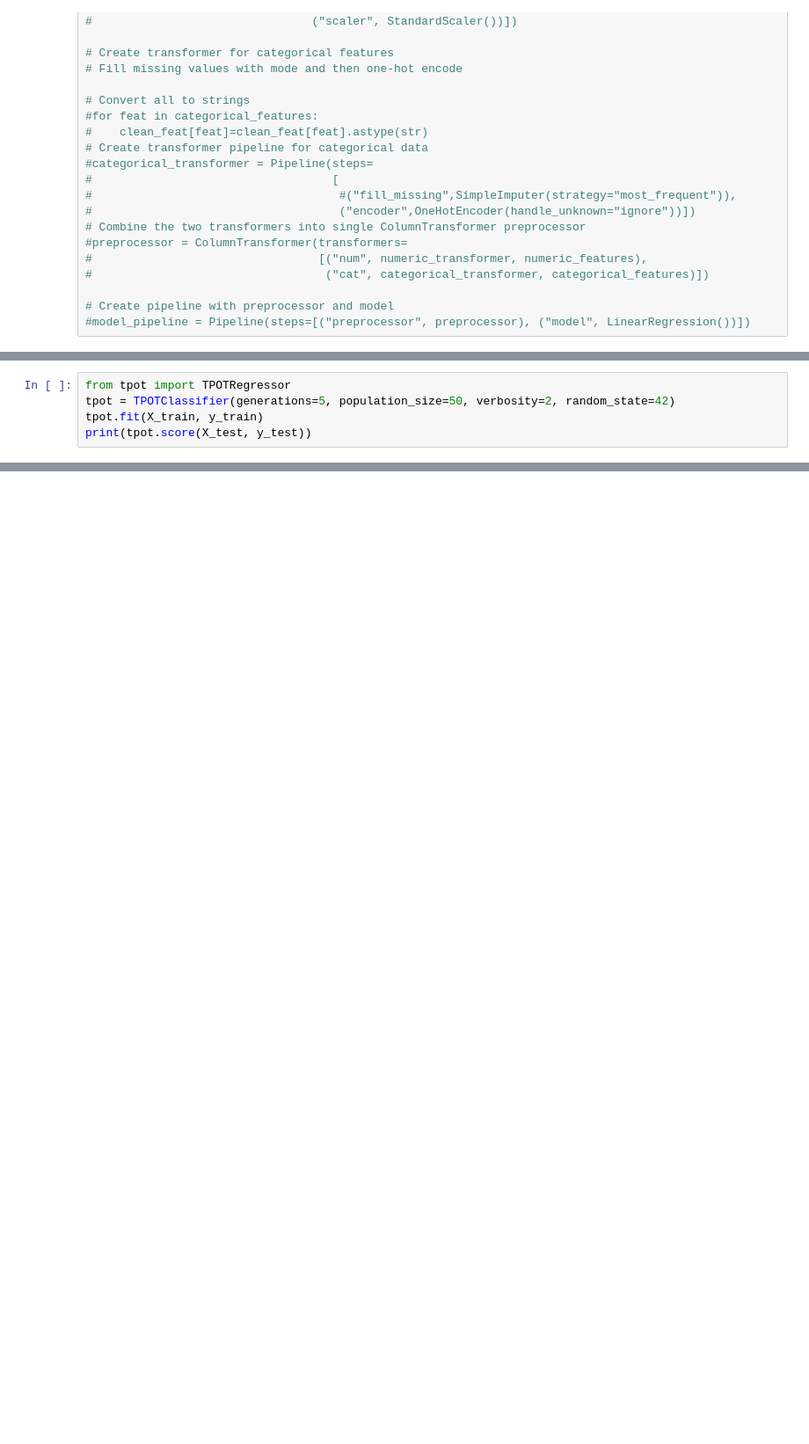
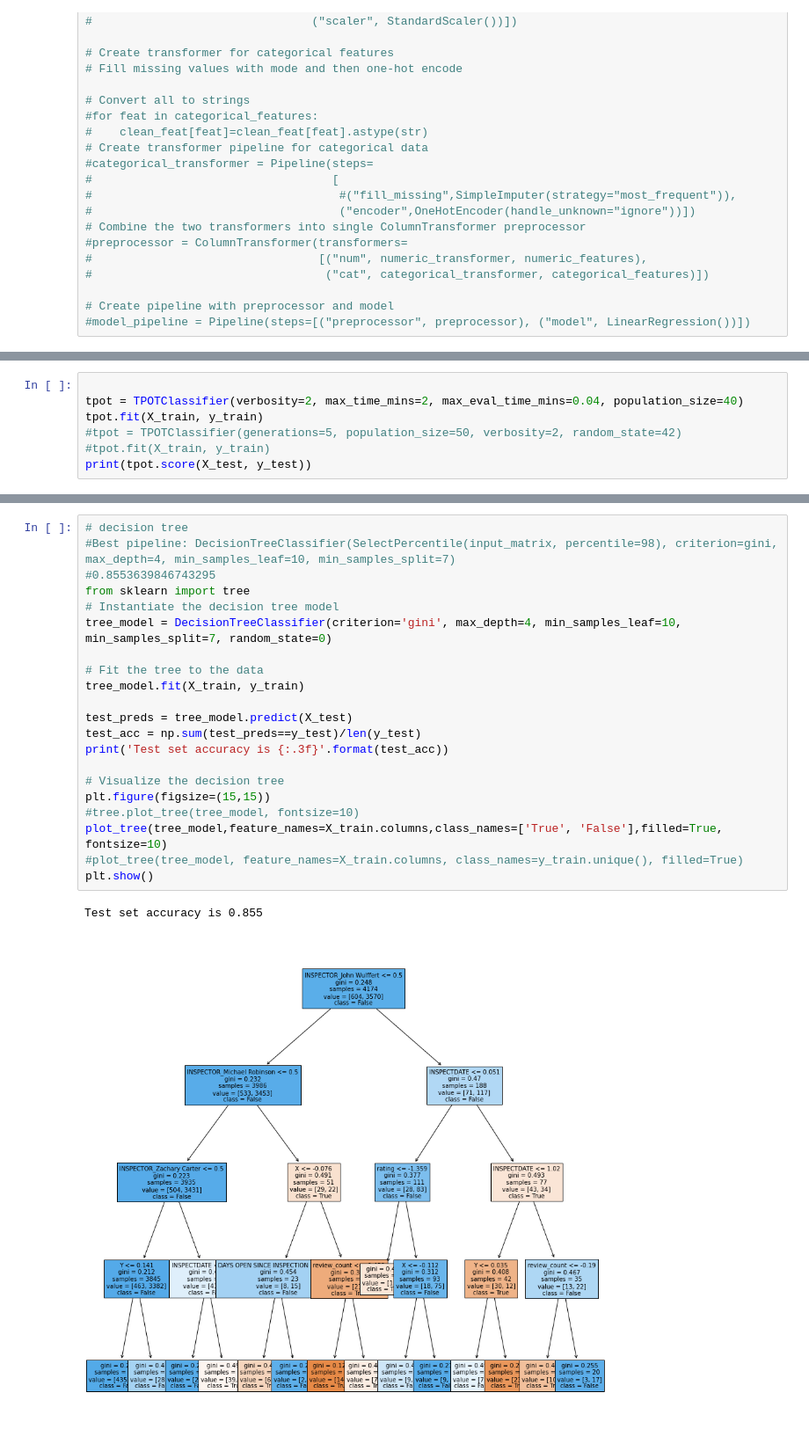
Before and after one commit to shyamal-anadkat/wake-county-food-inspections-analysis, a Jupyter notebook: Wake County -- Restaurant Food Inspections Analysis [AIPI510].ipynb, the cells around one changed output, grey strips where cells are left out. Shown at 88% size. Cells and saved outputs as stored; diff of their text form; blank space fills up the shorter version.

Commit message:
knn & decision tree

```diff
--- a/Wake County -- Restaurant Food Inspections Analysis [AIPI510].ipynb
+++ b/Wake County -- Restaurant Food Inspections Analysis [AIPI510].ipynb
@@ -726,7 +730,9 @@ R-squared on test-set: -4.707
 # %%
-from tpot import TPOTRegressor
-tpot = TPOTClassifier(generations=5, population_size=50, verbosity=2, random_state=42)
+
+tpot = TPOTClassifier(verbosity=2, max_time_mins=2, max_eval_time_mins=0.04, population_size=40)
 tpot.fit(X_train, y_train)
+#tpot = TPOTClassifier(generations=5, population_size=50, verbosity=2, random_state=42)
+#tpot.fit(X_train, y_train)
 print(tpot.score(X_test, y_test))
 # %% [output]
 Warning: xgboost.XGBClassifier is not available and will not be used by TPOT.
@@ -739,3 +755,27 @@ acc = accuracy_score(y_test,knn_model.predict(X_test))
 print(acc)
 # %% [output]
 0.8524904214559387
+# %%
+# decision tree
+#Best pipeline: DecisionTreeClassifier(SelectPercentile(input_matrix, percentile=98), criterion=gini, max_depth=4, min_samples_leaf=10, min_samples_split=7)
+#0.8553639846743295
+from sklearn import tree
+# Instantiate the decision tree model
+tree_model = DecisionTreeClassifier(criterion='gini', max_depth=4, min_samples_leaf=10,  min_samples_split=7, random_state=0)
+
+# Fit the tree to the data
+tree_model.fit(X_train, y_train)
+
+test_preds = tree_model.predict(X_test)
+test_acc = np.sum(test_preds==y_test)/len(y_test)
+print('Test set accuracy is {:.3f}'.format(test_acc))
+
+# Visualize the decision tree
+plt.figure(figsize=(15,15))
+#tree.plot_tree(tree_model, fontsize=10)
+plot_tree(tree_model,feature_names=X_train.columns,class_names=['True', 'False'],filled=True, fontsize=10)
+#plot_tree(tree_model, feature_names=X_train.columns, class_names=y_train.unique(), filled=True)
+plt.show()
+# %% [output]
+Test set accuracy is 0.855
+[figure, added]
```
Also changed, not shown: parts of 5 cells of this notebook.
